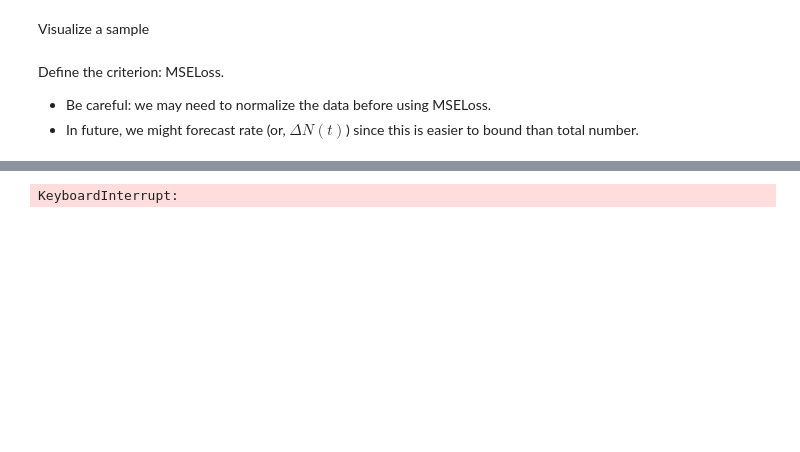
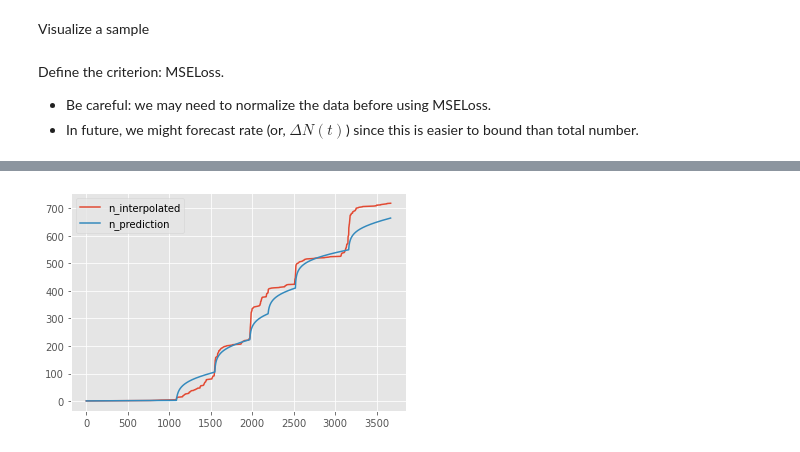
Before and after one commit to hanxiaokaka/Induced_seismic, a Jupyter notebook: notebooks/crs_model/005.prototype_gradient_peak_detector.ipynb, the cells around one changed output, grey strips where cells are left out. Drawn from its saved outputs; the diff is of its cells as text; code cells hidden in the pictures; blank space fills up the shorter version.

Commit message:
add functions to train on partial sets and do predicions on full sets

```diff
--- a/notebooks/crs_model/005.prototype_gradient_peak_detector.ipynb
+++ b/notebooks/crs_model/005.prototype_gradient_peak_detector.ipynb
@@ -123,3 +124 @@ from model import CRSModel
 model = CRSModel(site_info)
-# %%
-Rt, Nt = model(params, p, dpdt, delta_t)
@@ -196,45 +242,37 @@ for i in range(np.size(peak_indexs)-1):
 # %%
-optimizer = optim.SGD(params=[params],lr=0.00001,momentum=0.1)
-for epoch in range(500):
-    R0, N0 , n_target0 = torch.ones(1, 1),torch.ones(1, 1),torch.FloatTensor([])
-    for i in range(np.size(peak_indexs)-1):
-             mpa_yr2pa_s = 1e6 / 365.25 / 86400
-             site_info = {
-                          'tectonic_shear_stressing_rate' : 3.5e-4 * mpa_yr2pa_s, # Pa / s
-                          'tectonic_normal_stressing_rate' : 0, # Pa/s
-                          'sigma' : 30 * 1e6, # Pa
-                          'biot' : 0.3, # dimensionless
-                          #'background_rate' : 1.36 / 365.25 / 86400, # event/second,
-                          'background_rate' : empirical_rate[peak_indexs[i]+1] / 365.25 / 86400, # event/second,
-                          'init_delta_t' : delta_t[0].item() }
-             model = CRSModel(site_info)
-             p0 = torch.FloatTensor(p)[peak_indexs[i]+1:peak_indexs[i+1]]
-             dpdt0 = torch.FloatTensor(dpdt)[peak_indexs[i]+1:peak_indexs[i+1]]
-             delta_t0 = torch.FloatTensor(delta_t)[peak_indexs[i]+1:peak_indexs[i+1]]
+# params = torch.FloatTensor([[5.0009e-01,2.7316e-03,3.0530e-04,5.0000e-04]])
+# Rt, Nt = model(params, p, dpdt, delta_t)
+# plt.plot(Nt.data.detach().numpy()[0])
+# # params = torch.FloatTensor([[5.0009e-01,2.7316e-03,163.7424,5.0000e-04]])
+# Rt, Nt = model(params, p, dpdt, delta_t)
+# plt.plot(Nt.data.detach().numpy()[0])
+R0, N0 = torch.ones(1, 1),torch.ones(1, 1),
+for i in range(np.size(peak_indexs)-1):
+    mpa_yr2pa_s = 1e6 / 365.25 / 86400
+    site_info = {
+        'tectonic_shear_stressing_rate' : 3.5e-4 * mpa_yr2pa_s, # Pa / s
+        'tectonic_normal_stressing_rate' : 0, # Pa/s
+        'sigma' : 30 * 1e6, # Pa
+        'biot' : 0.3, # dimensionless
+        #'background_rate' : 1.36 / 365.25 / 86400, # event/second,
+        'background_rate' : empirical_rate[peak_indexs[i]+1] / 365.25 / 86400, # event/second,
+        'init_delta_t' : delta_t[0].item() }
+    model = CRSModel(site_info)
+    p0 = torch.FloatTensor(p)[peak_indexs[i]+1:peak_indexs[i+1]]
+    dpdt0 = torch.FloatTensor(dpdt)[peak_indexs[i]+1:peak_indexs[i+1]]
+    delta_t0 = torch.FloatTensor(delta_t)[peak_indexs[i]+1:peak_indexs[i+1]]
 
-             Rt, Nt = model(params, p0, dpdt0, delta_t0)
-             #print(empirical_rate[peak_indexs[i]],)
-             R0=torch.cat((R0,Rt),dim=-1)
-             #print(N0.detach()[0][-1])
-             Nt=torch.add(Nt,N0.detach()[0][-1])
-             #print(N0.detach())
-             N0=torch.cat((N0,Nt),dim=-1)
-             n_target= torch.FloatTensor(n_interpolated)[peak_indexs[i]:peak_indexs[i+1]]
-             n_target0=torch.cat((n_target0,n_target),dim=-1)
-             #print(n_target0.detach().size(),(N0[:,1:]).squeeze().detach().size())
-
-
-    # loss = criterion(Nt[:,1:], n_target[None,:]) # Need to define a loss function that compares with the real data
-    # Define a MSE of forecasted number Nt with the ground truth
-
-
-    #print((N0[:,1:]).squeeze().detach().numpy(),n_target0.detach().numpy())
-    loss = criterion((N0[:,1:]).squeeze(), n_target0)
-    if loss < 4000000:
-        optimizer = optim.SGD(params=[params],lr=0.0000001,momentum=0.1)
-    print('loss is ' + str(loss.item()))
-    optimizer.zero_grad()
-    loss.backward()
-    optimizer.step()
-    Nt.shape
+    Rt, Nt = model(params, p0, dpdt0, delta_t0)
+    #print(empirical_rate[peak_indexs[i]],)
+    R0=torch.cat((R0,Rt),dim=-1)
+    #print(N0.detach()[0][-1])
+    Nt=torch.add(Nt,N0.detach()[0][-1])
+    #print(N0.detach())
+    N0=torch.cat((N0,Nt),dim=-1)
+    # n_target= torch.FloatTensor(n_interpolated)[peak_indexs[i]:peak_indexs[i+1]]
+    # n_target0=torch.cat((n_target0,n_target),dim=-1)
+plt.plot(n_interpolated,label="n_interpolated")
+plt.plot((N0[:,1:]).squeeze().detach().numpy(),label="n_prediction")
+plt.legend(loc="upper left")
+plt.show()
 # %% [output]
@@ -258 +279 @@ loss is 2786165.0
-KeyboardInterrupt:
+[figure, added]
```
Also changed, not shown: parts of 11 cells of this notebook.
